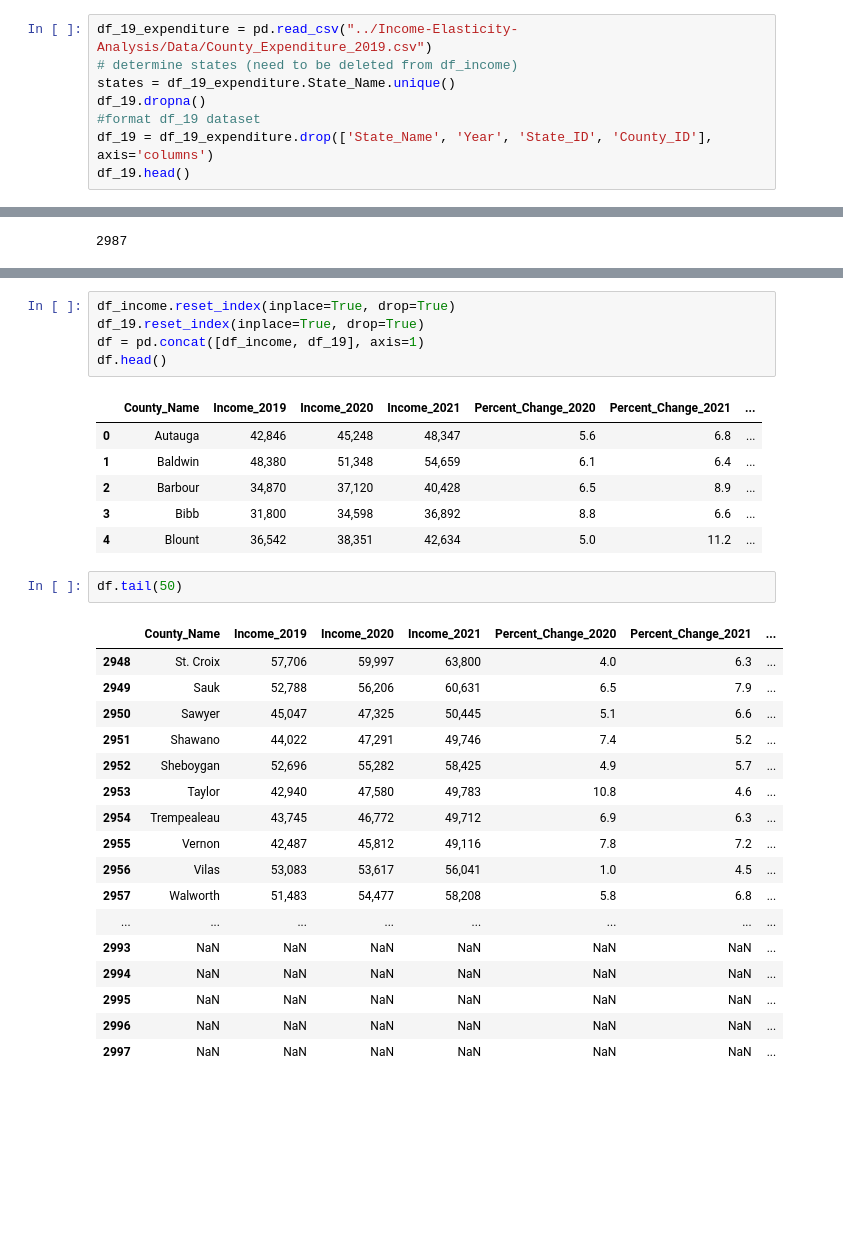
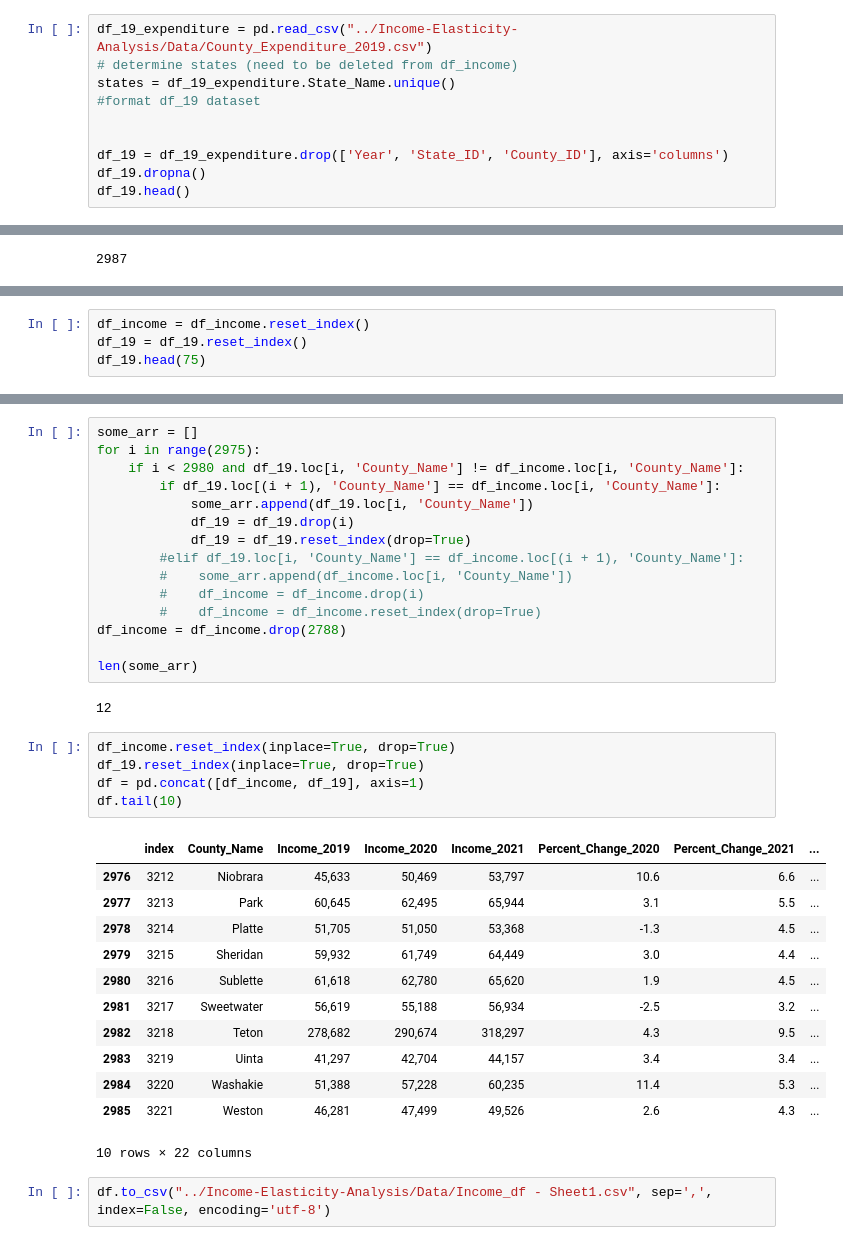
Before and after one commit to AdvaySingh1/Income-Elasticity-Analysis, a Jupyter notebook: Elasticity-Analysis.ipynb, the cells around one changed output, grey strips where cells are left out. Drawn from its saved outputs; the diff is of its cells as text; blank space fills up the shorter version.

```diff
--- a/Elasticity-Analysis.ipynb
+++ b/Elasticity-Analysis.ipynb
@@ -37,8 +39,10 @@ df_income.head(10)
 df_19_expenditure = pd.read_csv("../Income-Elasticity-Analysis/Data/County_Expenditure_2019.csv")
 # determine states (need to be deleted from df_income)
 states = df_19_expenditure.State_Name.unique()
+#format df_19 dataset
+
+
+df_19 = df_19_expenditure.drop(['Year', 'State_ID', 'County_ID'], axis='columns')
 df_19.dropna()
-#format df_19 dataset
-df_19 = df_19_expenditure.drop(['State_Name', 'Year', 'State_ID', 'County_ID'], axis='columns')
 df_19.head()
 # %% [output]
@@ -104,0 +117,4 @@ print(len(df_19))
+# %%
+df_income = df_income.reset_index()
+df_19 = df_19.reset_index()
+df_19.head(75)
@@ -105,35 +135,40 @@ print(len(df_19))
+# %%
+some_arr = []
+for i in range(2975):
+    if i < 2980 and df_19.loc[i, 'County_Name'] != df_income.loc[i, 'County_Name']:
+        if df_19.loc[(i + 1), 'County_Name'] == df_income.loc[i, 'County_Name']:
+            some_arr.append(df_19.loc[i, 'County_Name'])
+            df_19 = df_19.drop(i)
+            df_19 = df_19.reset_index(drop=True)
+        #elif df_19.loc[i, 'County_Name'] == df_income.loc[(i + 1), 'County_Name']:
+        #    some_arr.append(df_income.loc[i, 'County_Name'])
+        #    df_income = df_income.drop(i)
+        #    df_income = df_income.reset_index(drop=True)
+df_income = df_income.drop(2788)
+
+len(some_arr)
+# %% [output]
+12
 # %%
 df_income.reset_index(inplace=True, drop=True)
 df_19.reset_index(inplace=True, drop=True)
 df = pd.concat([df_income, df_19], axis=1)
-df.head()
+df.tail(10)
 # %% [output]
-|  | County_Name | Income_2019 | Income_2020 | Income_2021 | Percent_Change_2020 | Percent_Change_2021 | ... |
-| 0 | Autauga | 42,846 | 45,248 | 48,347 | 5.6 | 6.8 | ... |
-| 1 | Baldwin | 48,380 | 51,348 | 54,659 | 6.1 | 6.4 | ... |
-| 2 | Barbour | 34,870 | 37,120 | 40,428 | 6.5 | 8.9 | ... |
-| 3 | Bibb | 31,800 | 34,598 | 36,892 | 8.8 | 6.6 | ... |
-| 4 | Blount | 36,542 | 38,351 | 42,634 | 5.0 | 11.2 | ... |
+|  | index | County_Name | Income_2019 | Income_2020 | Income_2021 | Percent_Change_2020 | Percent_Change_2021 | ... |
+| 2976 | 3212 | Niobrara | 45,633 | 50,469 | 53,797 | 10.6 | 6.6 | ... |
+| 2977 | 3213 | Park | 60,645 | 62,495 | 65,944 | 3.1 | 5.5 | ... |
+| 2978 | 3214 | Platte | 51,705 | 51,050 | 53,368 | -1.3 | 4.5 | ... |
+| 2979 | 3215 | Sheridan | 59,932 | 61,749 | 64,449 | 3.0 | 4.4 | ... |
+| 2980 | 3216 | Sublette | 61,618 | 62,780 | 65,620 | 1.9 | 4.5 | ... |
+| 2981 | 3217 | Sweetwater | 56,619 | 55,188 | 56,934 | -2.5 | 3.2 | ... |
+| 2982 | 3218 | Teton | 278,682 | 290,674 | 318,297 | 4.3 | 9.5 | ... |
+| 2983 | 3219 | Uinta | 41,297 | 42,704 | 44,157 | 3.4 | 3.4 | ... |
+| 2984 | 3220 | Washakie | 51,388 | 57,228 | 60,235 | 11.4 | 5.3 | ... |
+| 2985 | 3221 | Weston | 46,281 | 47,499 | 49,526 | 2.6 | 4.3 | ... |
+10 rows × 22 columns
 # %%
-df.tail(50)
+df.to_csv("../Income-Elasticity-Analysis/Data/Income_df - Sheet1.csv", sep=',', index=False, encoding='utf-8')
-# %% [output]
-|  | County_Name | Income_2019 | Income_2020 | Income_2021 | Percent_Change_2020 | Percent_Change_2021 | ... |
-| 2948 | St. Croix | 57,706 | 59,997 | 63,800 | 4.0 | 6.3 | ... |
-| 2949 | Sauk | 52,788 | 56,206 | 60,631 | 6.5 | 7.9 | ... |
-| 2950 | Sawyer | 45,047 | 47,325 | 50,445 | 5.1 | 6.6 | ... |
-| 2951 | Shawano | 44,022 | 47,291 | 49,746 | 7.4 | 5.2 | ... |
-| 2952 | Sheboygan | 52,696 | 55,282 | 58,425 | 4.9 | 5.7 | ... |
-| 2953 | Taylor | 42,940 | 47,580 | 49,783 | 10.8 | 4.6 | ... |
-| 2954 | Trempealeau | 43,745 | 46,772 | 49,712 | 6.9 | 6.3 | ... |
-| 2955 | Vernon | 42,487 | 45,812 | 49,116 | 7.8 | 7.2 | ... |
-| 2956 | Vilas | 53,083 | 53,617 | 56,041 | 1.0 | 4.5 | ... |
-| 2957 | Walworth | 51,483 | 54,477 | 58,208 | 5.8 | 6.8 | ... |
-| ... | ... | ... | ... | ... | ... | ... | ... |
-| 2993 | NaN | NaN | NaN | NaN | NaN | NaN | ... |
-| 2994 | NaN | NaN | NaN | NaN | NaN | NaN | ... |
-| 2995 | NaN | NaN | NaN | NaN | NaN | NaN | ... |
-| 2996 | NaN | NaN | NaN | NaN | NaN | NaN | ... |
-| 2997 | NaN | NaN | NaN | NaN | NaN | NaN | ... |
 # %%
 df.Percent_Change_2020.dropna()
 df.Per_Capita_Exp_ESRD.dropna()
```
Also changed, not shown: parts of 6 cells of this notebook, 14 other files.
